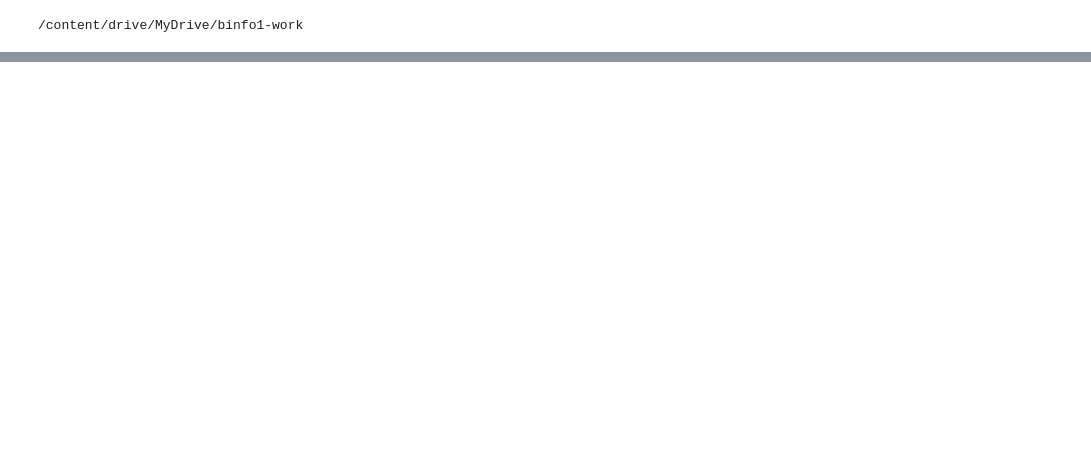
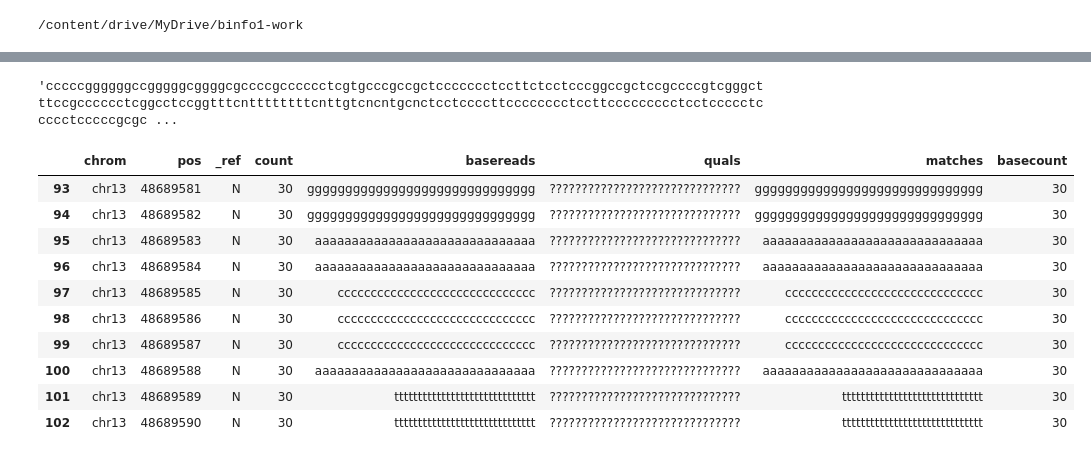
Before and after one commit to YUHYUNSEONG/YHS, a Jupyter notebook: bioinfoproject_YHS.ipynb, the cells around one changed output, grey strips where cells are left out. Saved outputs shown, nothing was run; the diff lists cells and outputs as text; code cells hidden in the pictures; blank space fills up the shorter version.

```diff
--- a/bioinfoproject_YHS.ipynb
+++ b/bioinfoproject_YHS.ipynb
@@ -185,0 +244,5 @@ KeyboardInterrupt: ignored
+# %%
+import pandas as pd
+
+pileup = pd.read_csv('CLIP-2j3-let7d-gene.pileup', sep='\t', names=['chrom', 'pos', '_ref', 'count', 'basereads', 'quals'])
+pileup.tail()
@@ -185,0 +256,4 @@ KeyboardInterrupt: ignored
+# %%
+import re
+toremove = re.compile('[<>$*#^HTDIB\-1\]]')
+pileup['matches'] = pileup['basereads'].apply(lambda x: toremove.sub('', x))
@@ -185,0 +276,20 @@ KeyboardInterrupt: ignored
+# %%
+pileup[pileup['pos'] == 48689529].iloc[0]['matches']
+# %% [output]
+'cccccggggggccgggggcggggcgccccgcccccctcgtgcccgccgctccccccctccttctcctcccggccgctccgccccgtcgggctttccgcccccctcggcctccggtttcnttttttttcnttgtcncntgcnctcctccccttcccccccctccttccccccccctcctccccctccccctcccccgcgc ...
+# %%
+pileup['basecount'] = pileup['matches'].apply(lambda x: len(x))
+# %%
+pileup.tail(10)
+# %% [output]
+|  | chrom | pos | _ref | count | basereads | quals | matches | basecount |
+| 93 | chr13 | 48689581 | N | 30 | gggggggggggggggggggggggggggggg | ?????????????????????????????? | gggggggggggggggggggggggggggggg | 30 |
+| 94 | chr13 | 48689582 | N | 30 | gggggggggggggggggggggggggggggg | ?????????????????????????????? | gggggggggggggggggggggggggggggg | 30 |
+| 95 | chr13 | 48689583 | N | 30 | aaaaaaaaaaaaaaaaaaaaaaaaaaaaaa | ?????????????????????????????? | aaaaaaaaaaaaaaaaaaaaaaaaaaaaaa | 30 |
+| 96 | chr13 | 48689584 | N | 30 | aaaaaaaaaaaaaaaaaaaaaaaaaaaaaa | ?????????????????????????????? | aaaaaaaaaaaaaaaaaaaaaaaaaaaaaa | 30 |
+| 97 | chr13 | 48689585 | N | 30 | cccccccccccccccccccccccccccccc | ?????????????????????????????? | cccccccccccccccccccccccccccccc | 30 |
+| 98 | chr13 | 48689586 | N | 30 | cccccccccccccccccccccccccccccc | ?????????????????????????????? | cccccccccccccccccccccccccccccc | 30 |
+| 99 | chr13 | 48689587 | N | 30 | cccccccccccccccccccccccccccccc | ?????????????????????????????? | cccccccccccccccccccccccccccccc | 30 |
+| 100 | chr13 | 48689588 | N | 30 | aaaaaaaaaaaaaaaaaaaaaaaaaaaaaa | ?????????????????????????????? | aaaaaaaaaaaaaaaaaaaaaaaaaaaaaa | 30 |
+| 101 | chr13 | 48689589 | N | 30 | tttttttttttttttttttttttttttttt | ?????????????????????????????? | tttttttttttttttttttttttttttttt | 30 |
+| 102 | chr13 | 48689590 | N | 30 | tttttttttttttttttttttttttttttt | ?????????????????????????????? | tttttttttttttttttttttttttttttt | 30 |
```
Also changed, not shown: parts of 34 cells of this notebook.
